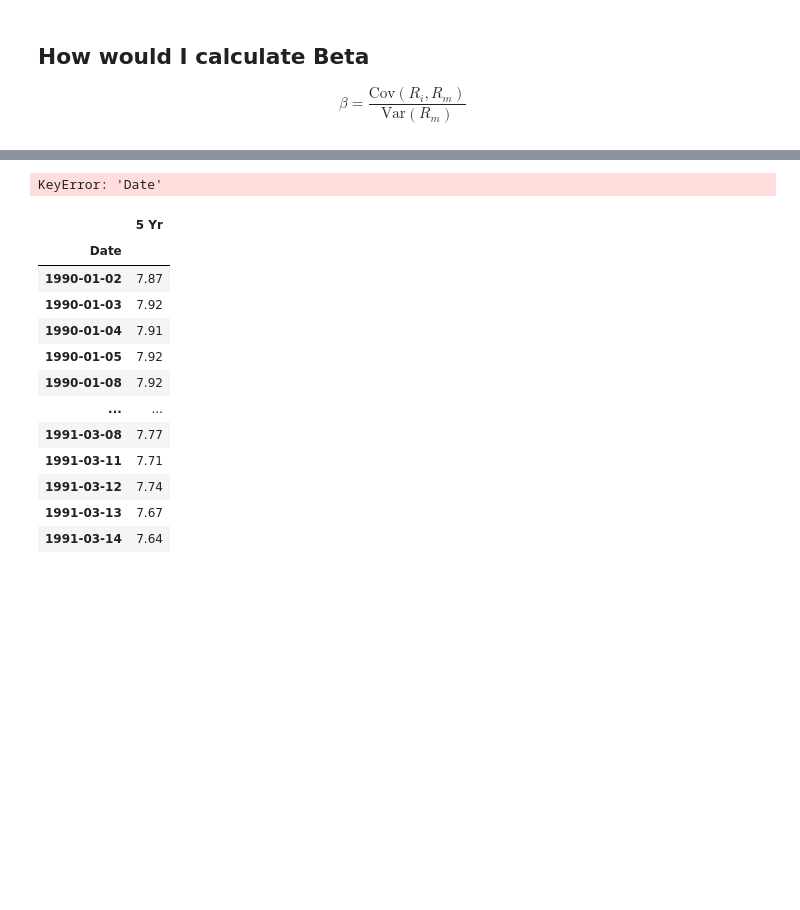
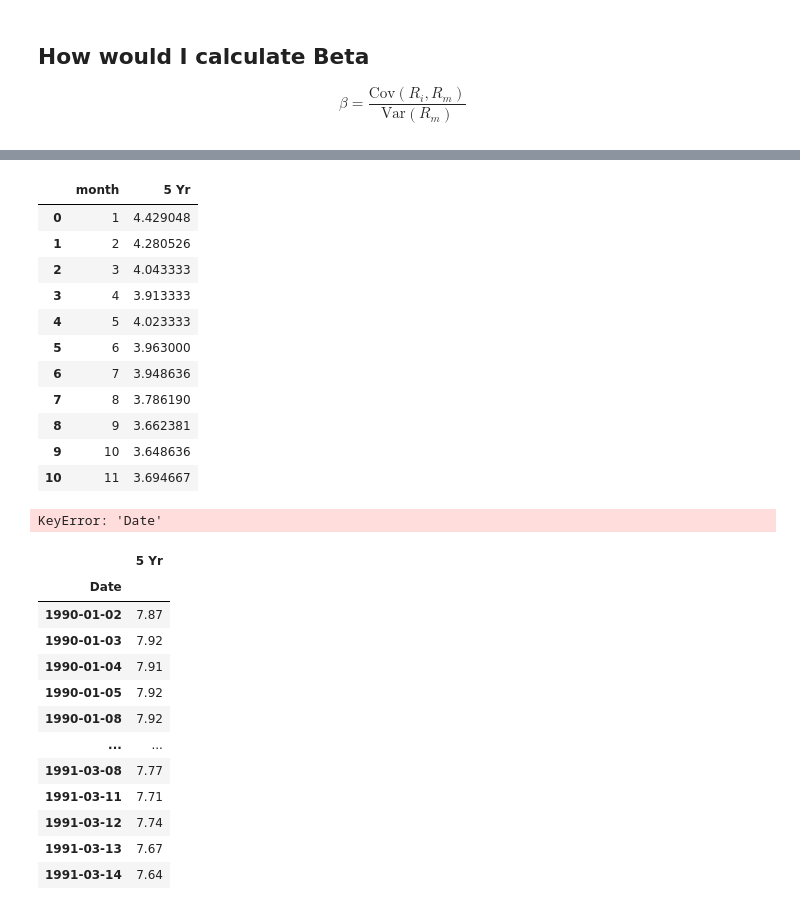
Before and after one commit to jasonrdz/economic-outlook, a Jupyter notebook: fundamental.ipynb, the cells around one changed output, grey strips where cells are left out. Drawn from its saved outputs; the diff is of its cells as text; code cells hidden in the pictures; blank space fills up the shorter version.

```diff
--- a/fundamental.ipynb
+++ b/fundamental.ipynb
@@ -377,3 +399,48 @@ print(df.head())
+# %%
+
+test.columns
+
+needed = []
+for column in test.columns:
+    column = column.title().strip()
+    if column not in ('5 Yr', 'Date'):
+        continue
+        print(column)
+    needed.append(column)
+    new = test[needed]
+    new['Date'] = pd.to_datetime(new['Date'])
+
+new
+avg_by_calendar_month = (
+    new.assign(month=new['Date'].dt.month)
+      .groupby('month', sort=True)['5 Yr']
+      .mean()
+      .rename_axis('month')
+      .reset_index()
+)
+
+
+
+# avg_by_calendar_month
+
+# jan_2025 = new[(new['Date'] >= pd.Timestamp('2025-01-01')) & (new['Date'] < pd.Timestamp('2025-02-01'))]
+
+# jan_2025['5 Yr'].mean()
+
+avg_by_calendar_month
+# %% [output]
+|  | month | 5 Yr |
+| 0 | 1 | 4.429048 |
+| 1 | 2 | 4.280526 |
+| 2 | 3 | 4.043333 |
+| 3 | 4 | 3.913333 |
+| 4 | 5 | 4.023333 |
+| 5 | 6 | 3.963000 |
+| 6 | 7 | 3.948636 |
+| 7 | 8 | 3.786190 |
+| 8 | 9 | 3.662381 |
+| 9 | 10 | 3.648636 |
+| 10 | 11 | 3.694667 |
 # %%
 df.columns
 df['Date'] = pd.to_datetime(df['Date'])
```
Also changed, not shown: parts of 14 cells of this notebook.
